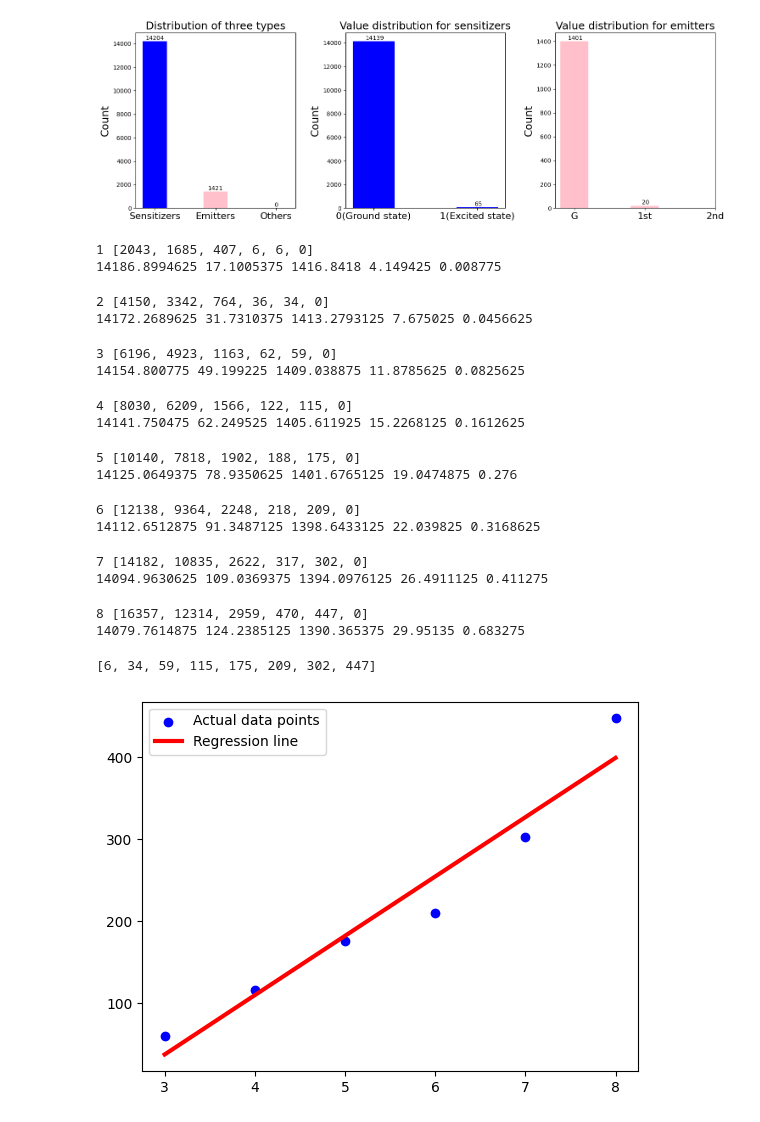
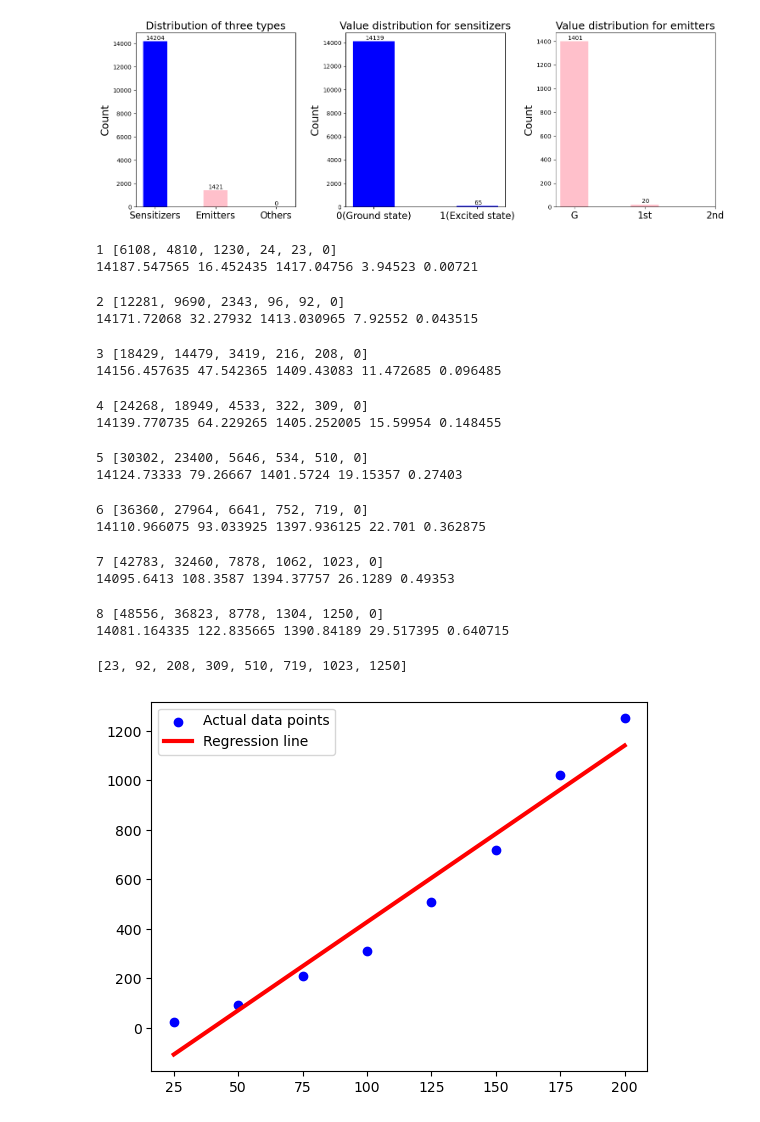
Before and after one commit to yzheng0331/ODE-coefs, a Jupyter notebook: MC_Er/mc2.ipynb, the cells around one changed output. Drawn from its saved outputs; the diff is of its cells as text; code cells hidden in the pictures.

```diff
--- a/MC_Er/mc2.ipynb
+++ b/MC_Er/mc2.ipynb
@@ -41,46 +41,46 @@ for w in [1, 2, 3, 4, 5, 6, 7, 8]:
     tag_new = tag_default.copy()
     tag_new['laser'] = tag_default['laser']/4*w
     simulator_power = Simulator(lattice_power, tag =tag_new)
-    ret, Yb_0, Yb_1, Tm_0, Tm_1, Tm_2 = simulator_power.step(100000, 20000)
+    ret, Yb_0, Yb_1, Tm_0, Tm_1, Tm_2 = simulator_power.step(300000, 100000)
     uc_intensities.append(ret[4])
     print(w, ret)
     print(sum(Yb_0)/len(Yb_0), sum(Yb_1)/len(Yb_1),sum(Tm_0)/len(Tm_0),sum(Tm_1)/len(Tm_1),sum(Tm_2)/len(Tm_2))
 # %% [output]
-1 [2043, 1685, 407, 6, 6, 0]
-14186.8994625 17.1005375 1416.8418 4.149425 0.008775
+1 [6108, 4810, 1230, 24, 23, 0]
+14187.547565 16.452435 1417.04756 3.94523 0.00721
-2 [4150, 3342, 764, 36, 34, 0]
-14172.2689625 31.7310375 1413.2793125 7.675025 0.0456625
+2 [12281, 9690, 2343, 96, 92, 0]
+14171.72068 32.27932 1413.030965 7.92552 0.043515
-3 [6196, 4923, 1163, 62, 59, 0]
-14154.800775 49.199225 1409.038875 11.8785625 0.0825625
+3 [18429, 14479, 3419, 216, 208, 0]
+14156.457635 47.542365 1409.43083 11.472685 0.096485
-4 [8030, 6209, 1566, 122, 115, 0]
-14141.750475 62.249525 1405.611925 15.2268125 0.1612625
+4 [24268, 18949, 4533, 322, 309, 0]
+14139.770735 64.229265 1405.252005 15.59954 0.148455
-5 [10140, 7818, 1902, 188, 175, 0]
-14125.0649375 78.9350625 1401.6765125 19.0474875 0.276
+5 [30302, 23400, 5646, 534, 510, 0]
+14124.73333 79.26667 1401.5724 19.15357 0.27403
-6 [12138, 9364, 2248, 218, 209, 0]
-14112.6512875 91.3487125 1398.6433125 22.039825 0.3168625
+6 [36360, 27964, 6641, 752, 719, 0]
+14110.966075 93.033925 1397.936125 22.701 0.362875
-7 [14182, 10835, 2622, 317, 302, 0]
-14094.9630625 109.0369375 1394.0976125 26.4911125 0.411275
+7 [42783, 32460, 7878, 1062, 1023, 0]
+14095.6413 108.3587 1394.37757 26.1289 0.49353
-8 [16357, 12314, 2959, 470, 447, 0]
-14079.7614875 124.2385125 1390.365375 29.95135 0.683275
+8 [48556, 36823, 8778, 1304, 1250, 0]
+14081.164335 122.835665 1390.84189 29.517395 0.640715
 # %%
 uc_intensities
 # %% [output]
-[6, 34, 59, 115, 175, 209, 302, 447]
+[23, 92, 208, 309, 510, 719, 1023, 1250]
 # %%
 import numpy as np
 import matplotlib.pyplot as plt
 from sklearn.linear_model import LinearRegression
-x = np.array([3, 4, 5, 6, 7, 8]).reshape(-1, 1)
-y = uc_intensities[2:]
+x = np.array([25*i for i in range(1, 9)]).reshape(-1, 1)
+y = uc_intensities
 model = LinearRegression()
 model.fit(x, y)
 plt.scatter(x, y, color='blue', label='Actual data points')
 y_pred = model.predict(x)
 plt.plot(x, y_pred, color='red', linewidth=3, label='Regression line')
 plt.legend()
 plt.show()
 # %% [output]
-[figure, old version]
+[figure, new version]
 # %%
 log_x = np.log(x)
 log_y = np.log(y)
```
Also changed, not shown: parts of 4 cells of this notebook, 2 other files.
